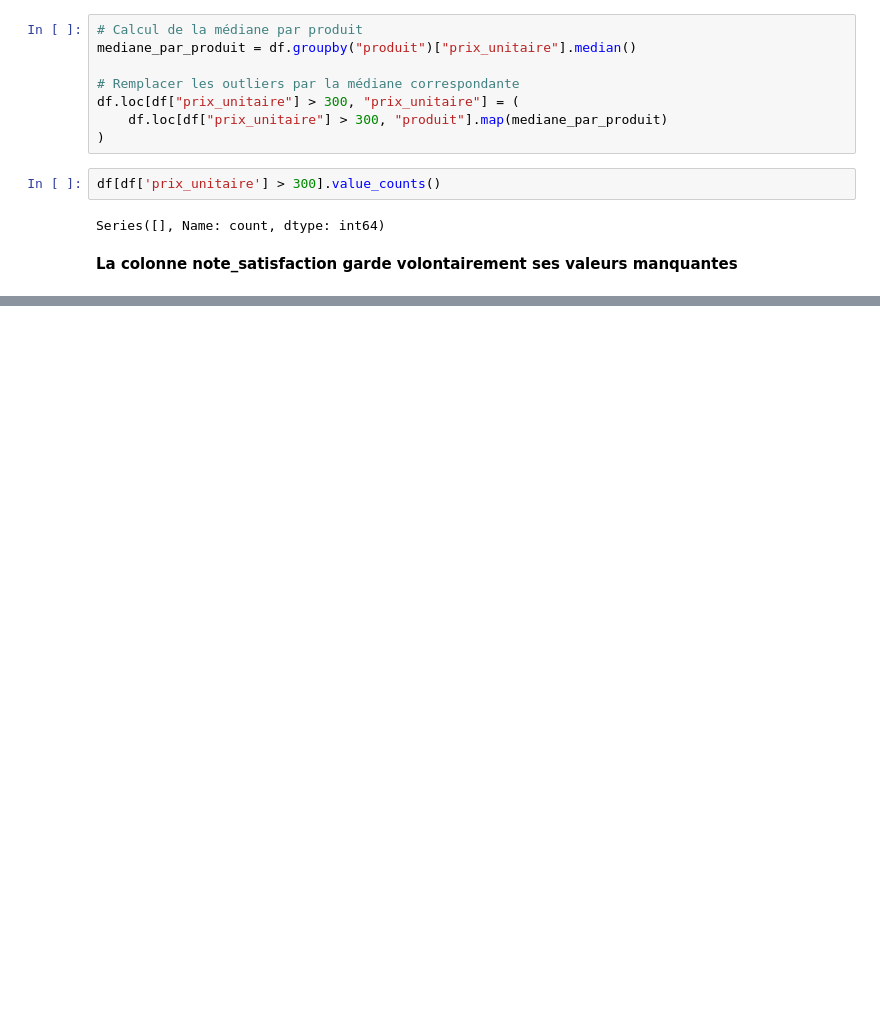
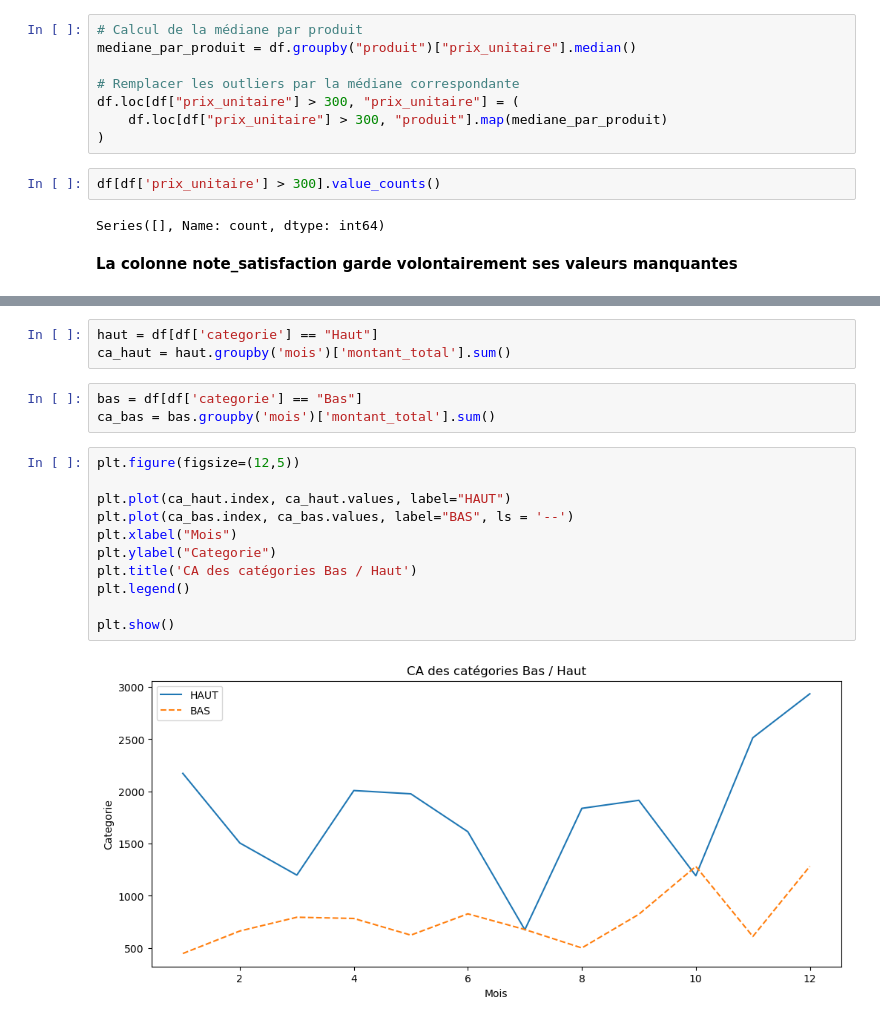
Before and after one commit to wilfriedx20/Analyse_Data_Frame, a Jupyter notebook: ventes_boutique/ventes_boutiques.ipynb, the cells around one changed output, grey strips where cells are left out. Saved outputs shown, nothing was run; the diff lists cells and outputs as text; blank space fills up the shorter version.

```diff
--- a/ventes_boutique/ventes_boutiques.ipynb
+++ b/ventes_boutique/ventes_boutiques.ipynb
@@ -188,0 +373,19 @@ Series([], Name: count, dtype: int64)
+# %%
+haut = df[df['categorie'] == "Haut"]
+ca_haut = haut.groupby('mois')['montant_total'].sum()
+# %%
+bas = df[df['categorie'] == "Bas"]
+ca_bas = bas.groupby('mois')['montant_total'].sum()
+# %%
+plt.figure(figsize=(12,5))
+
+plt.plot(ca_haut.index, ca_haut.values, label="HAUT")
+plt.plot(ca_bas.index, ca_bas.values, label="BAS", ls = '--')
+plt.xlabel("Mois")
+plt.ylabel("Categorie")
+plt.title('CA des catégories Bas / Haut')
+plt.legend()
+
+plt.show()
+# %% [output]
+[figure, added]
```
Also changed, not shown: parts of 27 cells of this notebook.
